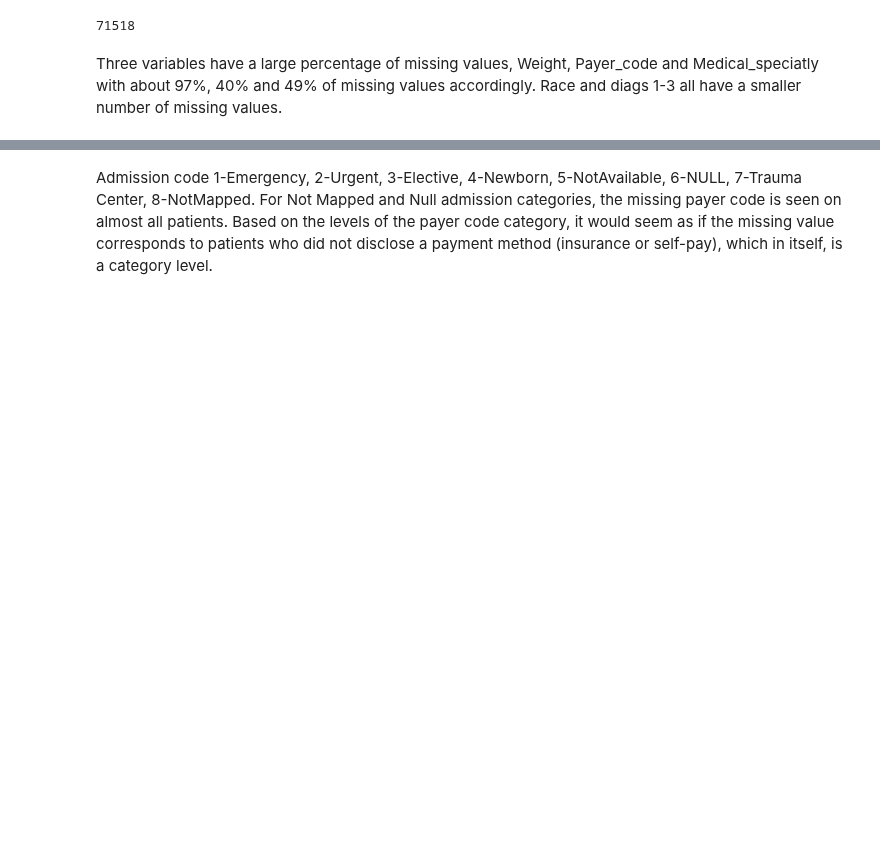
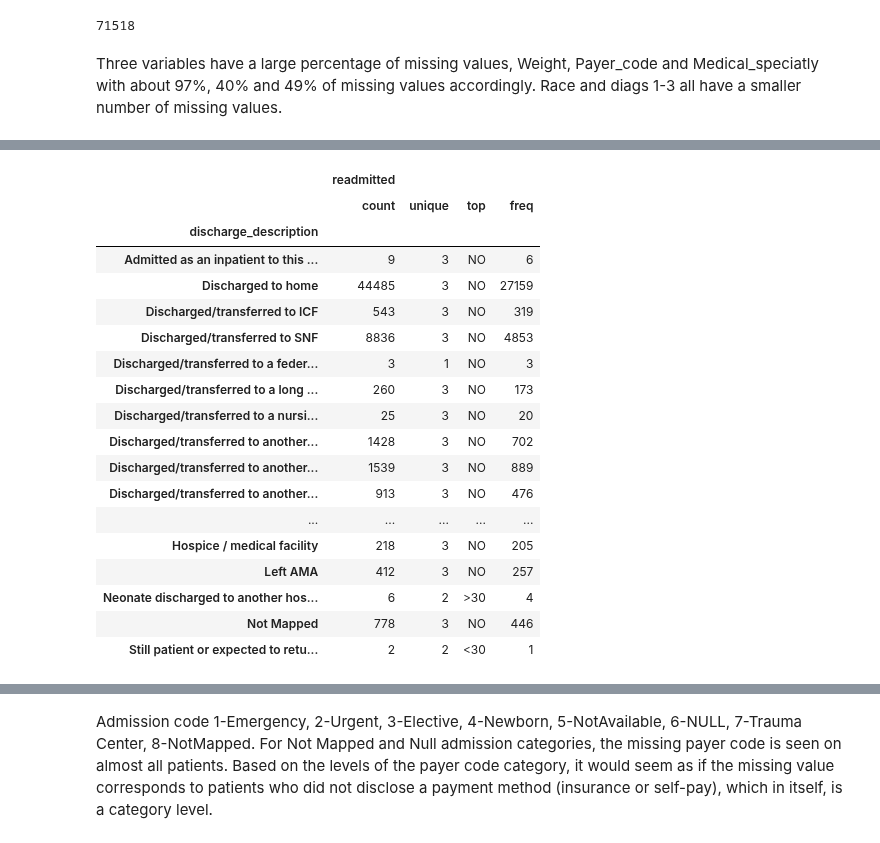
Before and after one commit to boneeyah/QTW, a Jupyter notebook: Case Study 2/Case_Study_2.ipynb, the cells around one changed output, grey strips where cells are left out. Saved outputs shown, nothing was run; the diff lists cells and outputs as text; code cells hidden in the pictures; blank space fills up the shorter version.

```diff
--- a/Case Study 2/Case_Study_2.ipynb
+++ b/Case Study 2/Case_Study_2.ipynb
@@ -125,0 +141,22 @@ df[['payer_code','admission_type_id']].groupby('admission_type_id').describe()
+# %%
+df[['readmitted','discharge_description']].groupby('discharge_description').describe()
+# %% [output]
+|  | readmitted |  |  |  |
+|  | count | unique | top | freq |
+| discharge_description |  |  |  |  |
+| Admitted as an inpatient to this ... | 9 | 3 | NO | 6 |
+| Discharged to home | 44485 | 3 | NO | 27159 |
+| Discharged/transferred to ICF | 543 | 3 | NO | 319 |
+| Discharged/transferred to SNF | 8836 | 3 | NO | 4853 |
+| Discharged/transferred to a feder... | 3 | 1 | NO | 3 |
+| Discharged/transferred to a long ... | 260 | 3 | NO | 173 |
+| Discharged/transferred to a nursi... | 25 | 3 | NO | 20 |
+| Discharged/transferred to another... | 1428 | 3 | NO | 702 |
+| Discharged/transferred to another... | 1539 | 3 | NO | 889 |
+| Discharged/transferred to another... | 913 | 3 | NO | 476 |
+| ... | ... | ... | ... | ... |
+| Hospice / medical facility | 218 | 3 | NO | 205 |
+| Left AMA | 412 | 3 | NO | 257 |
+| Neonate discharged to another hos... | 6 | 2 | >30 | 4 |
+| Not Mapped | 778 | 3 | NO | 446 |
+| Still patient or expected to retu... | 2 | 2 | <30 | 1 |
```
Also changed, not shown: parts of 6 cells of this notebook.
